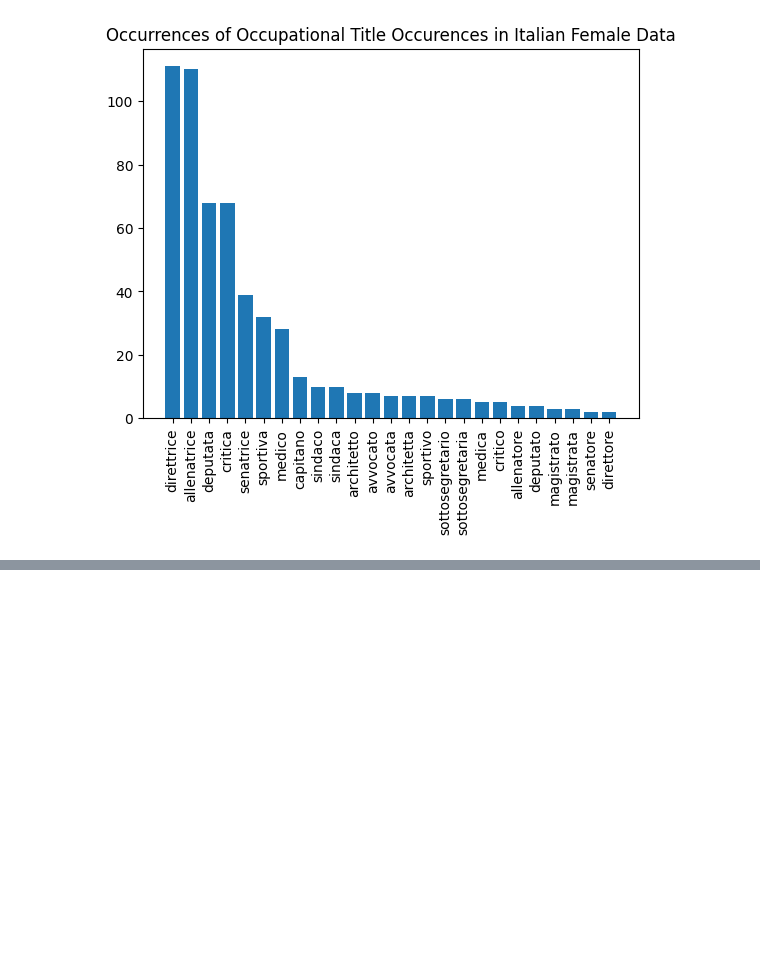
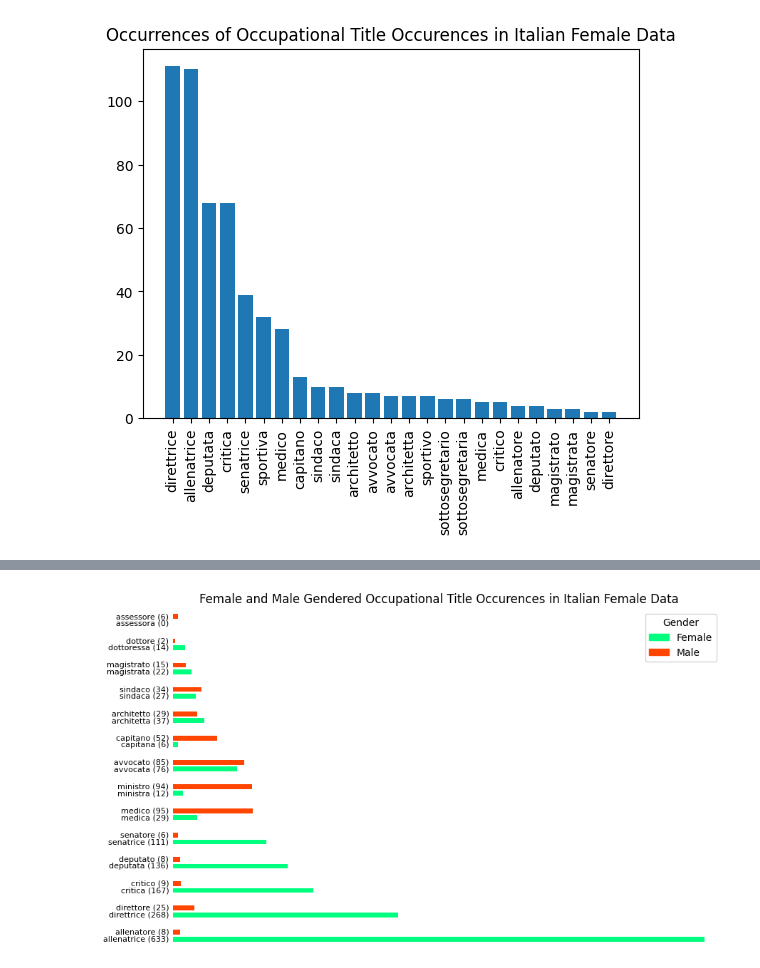
Before and after one commit to emmaccaulfield/masters_thesis, a Jupyter notebook: analysis/occ_frequency/dictionary_lookup_it.ipynb, the cells around one changed output, grey strips where cells are left out. Saved outputs shown, nothing was run; the diff lists cells and outputs as text; code cells hidden in the pictures; blank space fills up the shorter version.

```diff
--- a/analysis/occ_frequency/dictionary_lookup_it.ipynb
+++ b/analysis/occ_frequency/dictionary_lookup_it.ipynb
@@ -438,0 +361,65 @@ make_plot2(filtered_professions)
+# %%
+import matplotlib.pyplot as plt
+import numpy as np
+
+data = {'allenatrice': 633, 'direttrice': 268, 'critica': 167, 'deputata': 136, 'senatrice': 111, 'medico': 95, 'ministro': 94, 'avvocato': 85, 'avvocata': 76, 'capitano': 52, 'architetta': 37, 'sindaco': 34, 'medica': 29, 'architetto': 29, 'sindaca': 27, 'direttore': 25, 'magistrata': 22, 'magistrato': 15, 'sottosegretaria': 15, 'dottoressa': 14, 'ministra': 12, 'sottosegretario': 12, 'critico': 9, 'allenatore': 8, 'deputato': 8, 'senatore': 6, 'capitana': 6, 'assessore': 6, 'dottore': 2}
+
+data = {
+    'group_2': {'female': ('allenatrice', 633), 'male': ('allenatore', 8)},
+    'group_3': {'female': ('direttrice', 268), 'male': ('direttore', 25)},
+    'group_4': {'female': ('critica', 167), 'male': ('critico', 9)},
+    'group_5': {'female': ('deputata', 136), 'male': ('deputato', 8)},
+    'group_6': {'female': ('senatrice', 111), 'male': ('senatore', 6)},
+    'group_7': {'female': ('medica', 29), 'male': ('medico', 95)},
+    'group_8': {'female': ('ministra', 12), 'male': ('ministro', 94)},
+    'group_9': {'female': ('avvocata', 76), 'male': ('avvocato', 85)},
+    'group_10': {'female': ('capitana', 6), 'male': ('capitano', 52)},
+    'group_11': {'female': ('architetta', 37), 'male': ('architetto', 29)},
+    'group_12': {'female': ('sindaca', 27), 'male': ('sindaco', 34)},
+    'group_13': {'female': ('magistrata',22), 'male': ('magistrato', 15)},
+    'group_14': {'female': ('sottosegretaria', 15), 'male': ('sottosegretario', 12)},
+    'group_14': {'female': ('dottoressa', 14), 'male': ('dottore', 2)},
+    'group_15': {'female': ('assessora', 0), 'male': ('assessore', 6)},
+}
+
+genders = ['female', 'male', 'neutral']
+colors = {'female': 'springgreen', 'male': 'orangered', 'neutral': 'blueviolet'}
+
+group_names = list(data.keys())
+n_groups = len(group_names)
+bar_height = 0.2
+# y = np.arange(n_groups)
+group_spacing = 1.0  # try 1.0 to 1.5 for more space
+y = np.arange(n_groups) * group_spacing
+
+fig, ax = plt.subplots(figsize=(9, 5))
+
+for i, gender in enumerate(genders):
+    for j, group in enumerate(group_names):
+        if gender in data[group]:
+            label, value = data[group][gender]
+            # ypos = y[j] + i * bar_height
+            spacing_factor = 1.4  # try 1.2–1.5 for light-to-generous spacing
+            ypos = y[j] + i * bar_height * spacing_factor
+            ax.barh(ypos, value, height=bar_height, color=colors[gender])
+            # Label to the left of the bar
+            ax.text(-5, ypos, f'{label} ({value})', ha='right', va='center', fontsize=8)
+
+# Axis settings
+ax.set_yticks([])
+ax.set_xticks([])
+ax.set_ylim(-0.2, y[-1] + bar_height * len(genders))
+ax.set_xlim(-20, max(v[1] for g in data.values() for v in g.values()) + 20)
+for spine in ax.spines.values():
+    spine.set_visible(False)
+
+# Legend
+handles = [plt.Rectangle((0, 0), 1, 1, color=colors[g]) for g in genders if any(g in d for d in data.values())]
+labels = [g.capitalize() for g in genders if any(g in d for d in data.values())]
+ax.legend(handles, labels, title='Gender', loc='upper right')
+
+plt.tight_layout()
+plt.title("Female and Male Gendered Occupational Title Occurences in Italian Female Data")
+plt.show()
+# %% [output]
+[figure, added]
```
Also changed, not shown: parts of 23 cells of this notebook, 18 other files.
